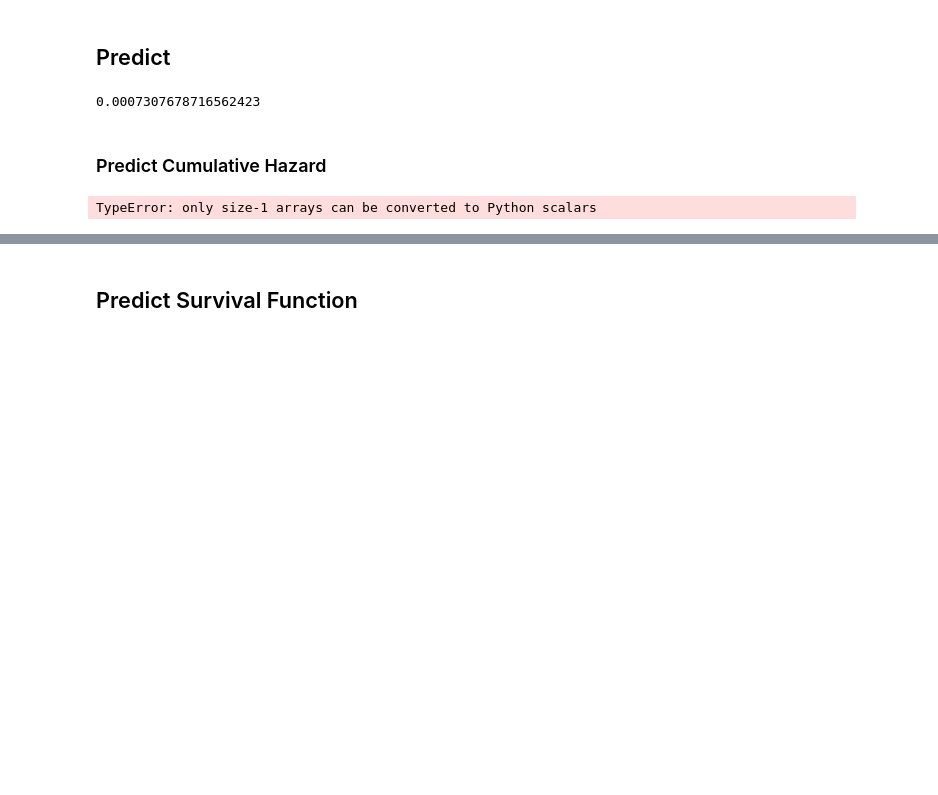
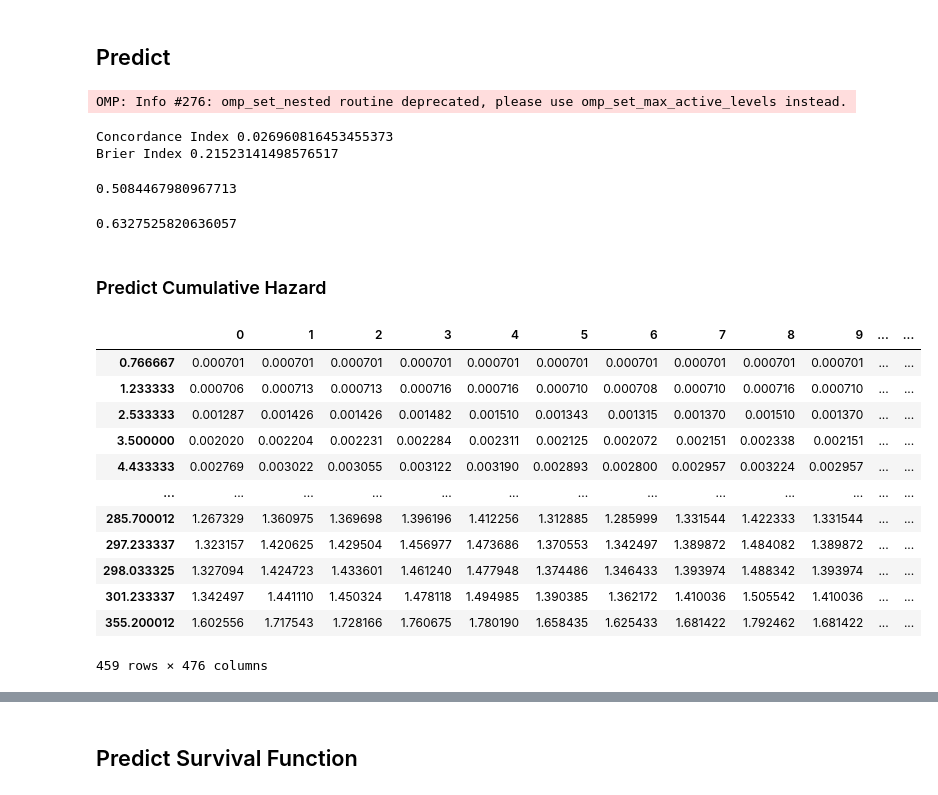
Before and after one commit to jatlantic/xgbsurv, a Jupyter notebook: examples/xgbsurv_aft.ipynb, the cells around one changed output, grey strips where cells are left out. Saved outputs shown, nothing was run; the diff lists cells and outputs as text; code cells hidden in the pictures; blank space fills up the shorter version.

```diff
--- a/examples/xgbsurv_aft.ipynb
+++ b/examples/xgbsurv_aft.ipynb
@@ -23,13 +27,16 @@ import matplotlib.pyplot as plt
 # %% [markdown]
 ## Load Data
 # %%
-data = load_metabric(path="/Users/JUSC/Documents/xgbsurv/xgbsurv/datasets/data/", as_frame=False)
+data = load_support(path="/Users/JUSC/Documents/xgbsurv/xgbsurv/datasets/data/", as_frame=False)
 # stratify by event indicated by sign
 target_sign = np.sign(data.target)
 X_train, X_test, y_train, y_test = train_test_split(data.data, data.target, stratify=target_sign)
 # sort data
 X_train, y_train = sort_X_y(X_train, y_train)
 X_test, y_test = sort_X_y(X_test, y_test)
+# %%
+X_train = X_train.astype(np.float32)
+y_train = y_train.astype(np.float32)
 # %% [markdown]
 ## Load Model
 # %%
@@ -89,18 +120,48 @@ model.save_model("introduction_model_breslow.json")
 # %% [markdown]
 ## Predict
 # %%
-preds_train = model.predict(X_train, output_margin=True)
-preds_test = model.predict(X_test, output_margin=True)
-time_train, event_train = transform_back(y_train)
+preds_train = model.predict(X_train)#, output_margin=True
+preds_test = model.predict(X_test)#, output_margin=True
+#time_train, event_train = transform_back(y_train)
 #rlp = np.log(time_train * np.exp(preds_train))
 #from xgbsurv.evaluation import cindex_censored, ibs
 #cindex_censored(y_train, rlp)
-# %% [output]
-0.0007307678716562423
+# %%
+df_cum_hazards = model.predict_cumulative_hazard_function(X_train, X_test, y_train, y_test)
+df_survival_function = np.exp(-df_cum_hazards)
+durations_test, events_test = transform_back(y_test)
+time_grid = np.linspace(durations_test.min(), durations_test.max(), 100)
+ev = EvalSurv(df_survival_function, durations_test, events_test, censor_surv='km')
+print('Concordance Index',ev.concordance_td('antolini'))
+print('Brier Index',ev.integrated_brier_score(time_grid))
+# %% [output]
+OMP: Info #276: omp_set_nested routine deprecated, please use omp_set_max_active_levels instead.
+Concordance Index 0.026960816453455373
+Brier Index 0.21523141498576517
+# %%
+cindex_censored(y_train, preds_train)
+# %% [output]
+0.5084467980967713
+# %%
+cindex_censored(y_test, preds_test)
+# %% [output]
+0.6327525820636057
 # %% [markdown]
 ### Predict Cumulative Hazard
 # %%
-df_cum_hazards = model.predict_cumulative_hazard_function(X_train[:100], X_test[:100], y_train[:100], y_test[:100])
-df_cum_hazards.head(3)
+df_cum_hazards = model.predict_cumulative_hazard_function(X_train, X_test, y_train, y_test)
+df_cum_hazards #.T
 # %% [output]
+|  | 0 | 1 | 2 | 3 | 4 | 5 | 6 | 7 | 8 | 9 | ... | ... |
+| 0.766667 | 0.000701 | 0.000701 | 0.000701 | 0.000701 | 0.000701 | 0.000701 | 0.000701 | 0.000701 | 0.000701 | 0.000701 | ... | ... |
+| 1.233333 | 0.000706 | 0.000713 | 0.000713 | 0.000716 | 0.000716 | 0.000710 | 0.000708 | 0.000710 | 0.000716 | 0.000710 | ... | ... |
+| 2.533333 | 0.001287 | 0.001426 | 0.001426 | 0.001482 | 0.001510 | 0.001343 | 0.001315 | 0.001370 | 0.001510 | 0.001370 | ... | ... |
+| 3.500000 | 0.002020 | 0.002204 | 0.002231 | 0.002284 | 0.002311 | 0.002125 | 0.002072 | 0.002151 | 0.002338 | 0.002151 | ... | ... |
+| 4.433333 | 0.002769 | 0.003022 | 0.003055 | 0.003122 | 0.003190 | 0.002893 | 0.002800 | 0.002957 | 0.003224 | 0.002957 | ... | ... |
+| ... | ... | ... | ... | ... | ... | ... | ... | ... | ... | ... | ... | ... |
+| 285.700012 | 1.267329 | 1.360975 | 1.369698 | 1.396196 | 1.412256 | 1.312885 | 1.285999 | 1.331544 | 1.422333 | 1.331544 | ... | ... |
+| 297.233337 | 1.323157 | 1.420625 | 1.429504 | 1.456977 | 1.473686 | 1.370553 | 1.342497 | 1.389872 | 1.484082 | 1.389872 | ... | ... |
+| 298.033325 | 1.327094 | 1.424723 | 1.433601 | 1.461240 | 1.477948 | 1.374486 | 1.346433 | 1.393974 | 1.488342 | 1.393974 | ... | ... |
+| 301.233337 | 1.342497 | 1.441110 | 1.450324 | 1.478118 | 1.494985 | 1.390385 | 1.362172 | 1.410036 | 1.505542 | 1.410036 | ... | ... |
+| 355.200012 | 1.602556 | 1.717543 | 1.728166 | 1.760675 | 1.780190 | 1.658435 | 1.625433 | 1.681422 | 1.792462 | 1.681422 | ... | ... |
-TypeError: only size-1 arrays can be converted to Python scalars
+459 rows × 476 columns
```
Also changed, not shown: parts of 33 cells of this notebook, 38 other files.
